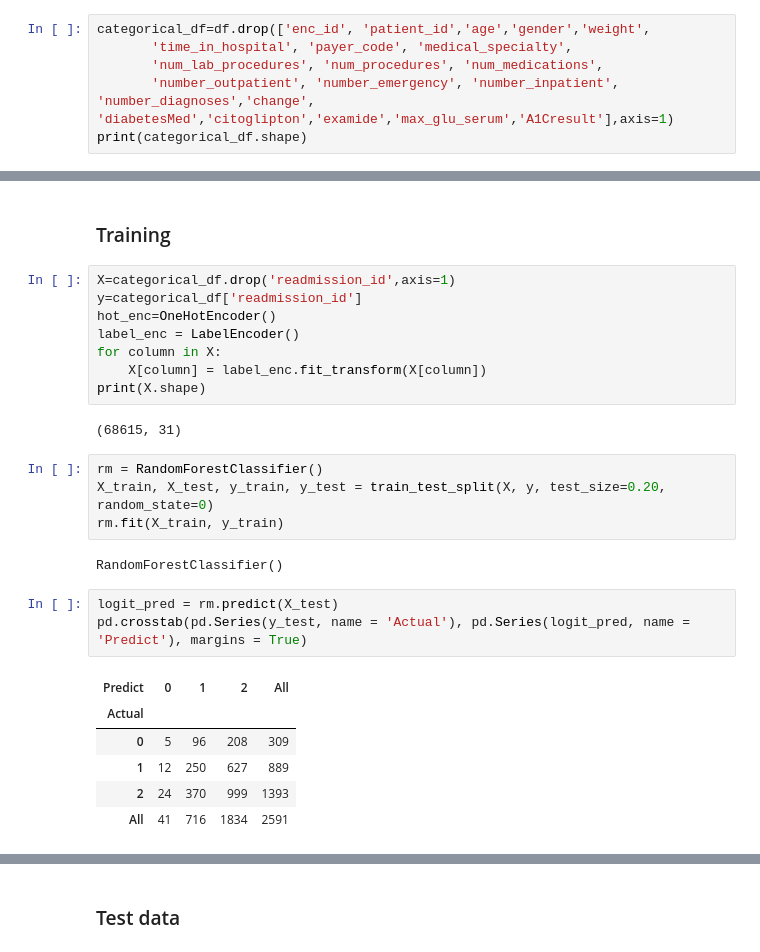
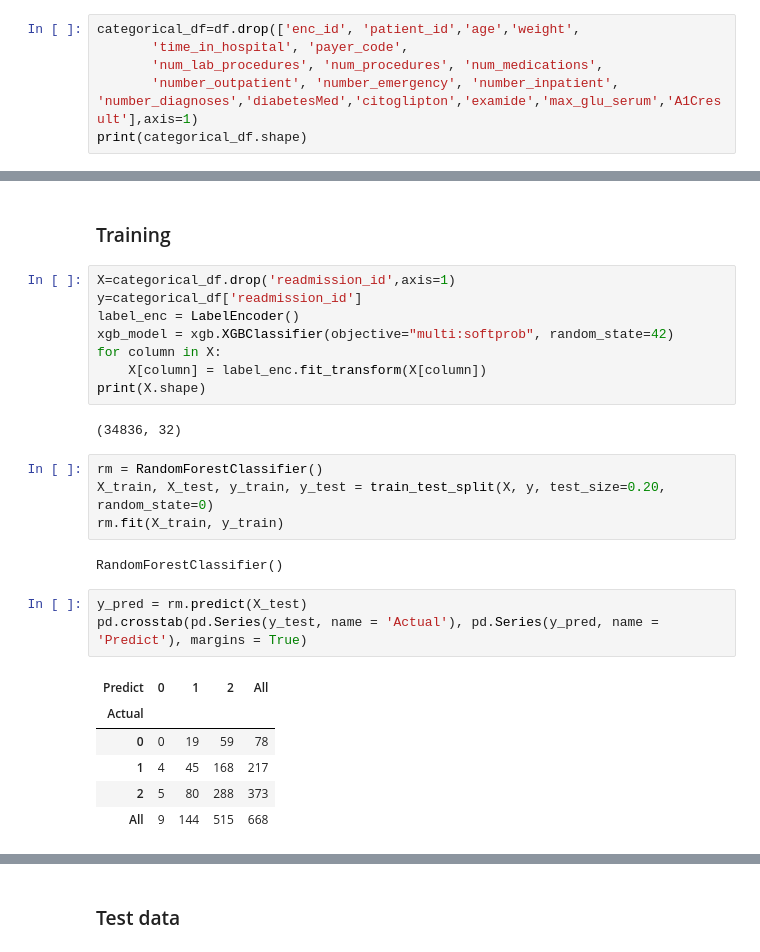
Before and after one commit to Chandak-Keshav/ML_Assignment, a Jupyter notebook: IMT2021003.ipynb, the cells around one changed output, grey strips where cells are left out. Saved outputs shown, nothing was run; the diff lists cells and outputs as text.

```diff
--- a/IMT2021003.ipynb
+++ b/IMT2021003.ipynb
@@ -187,9 +188,9 @@ Index(['time_in_hospital', 'num_lab_procedures', 'num_procedures',
 # %% [markdown]
 #### The columns citoglipton and examide have just 1 value, thus they will not affect the classification
 # %%
-categorical_df=df.drop(['enc_id', 'patient_id','age','gender','weight',
-       'time_in_hospital', 'payer_code', 'medical_specialty',
+categorical_df=df.drop(['enc_id', 'patient_id','age','weight',
+       'time_in_hospital', 'payer_code',
        'num_lab_procedures', 'num_procedures', 'num_medications',
-       'number_outpatient', 'number_emergency', 'number_inpatient', 'number_diagnoses','change', 'diabetesMed','citoglipton','examide','max_glu_serum','A1Cresult'],axis=1)
+       'number_outpatient', 'number_emergency', 'number_inpatient', 'number_diagnoses','diabetesMed','citoglipton','examide','max_glu_serum','A1Cresult'],axis=1)
 print(categorical_df.shape)
 # %% [output]
@@ -260,13 +276,13 @@ categorical_df = categorical_df.dropna()
 # %%
 X=categorical_df.drop('readmission_id',axis=1)
 y=categorical_df['readmission_id']
-hot_enc=OneHotEncoder()
 label_enc = LabelEncoder()
+xgb_model = xgb.XGBClassifier(objective="multi:softprob", random_state=42)
 for column in X:
     X[column] = label_enc.fit_transform(X[column])
 print(X.shape)
 # %% [output]
-(68615, 31)
+(34836, 32)
 # %%
 rm = RandomForestClassifier()
 X_train, X_test, y_train, y_test = train_test_split(X, y, test_size=0.20, random_state=0)
@@ -274,14 +290,14 @@ rm.fit(X_train, y_train)
 # %% [output]
 RandomForestClassifier()
 # %%
-logit_pred = rm.predict(X_test)
-pd.crosstab(pd.Series(y_test, name = 'Actual'), pd.Series(logit_pred, name = 'Predict'), margins = True)
+y_pred = rm.predict(X_test)
+pd.crosstab(pd.Series(y_test, name = 'Actual'), pd.Series(y_pred, name = 'Predict'), margins = True)
 # %% [output]
 | Predict | 0 | 1 | 2 | All |
 | Actual |  |  |  |  |
-| 0 | 5 | 96 | 208 | 309 |
-| 1 | 12 | 250 | 627 | 889 |
-| 2 | 24 | 370 | 999 | 1393 |
-| All | 41 | 716 | 1834 | 2591 |
+| 0 | 0 | 19 | 59 | 78 |
+| 1 | 4 | 45 | 168 | 217 |
+| 2 | 5 | 80 | 288 | 373 |
+| All | 9 | 144 | 515 | 668 |
 # %%
 from sklearn.metrics import accuracy_score, precision_score, recall_score
```
Also changed, not shown: parts of 14 cells of this notebook, 1 other file.
